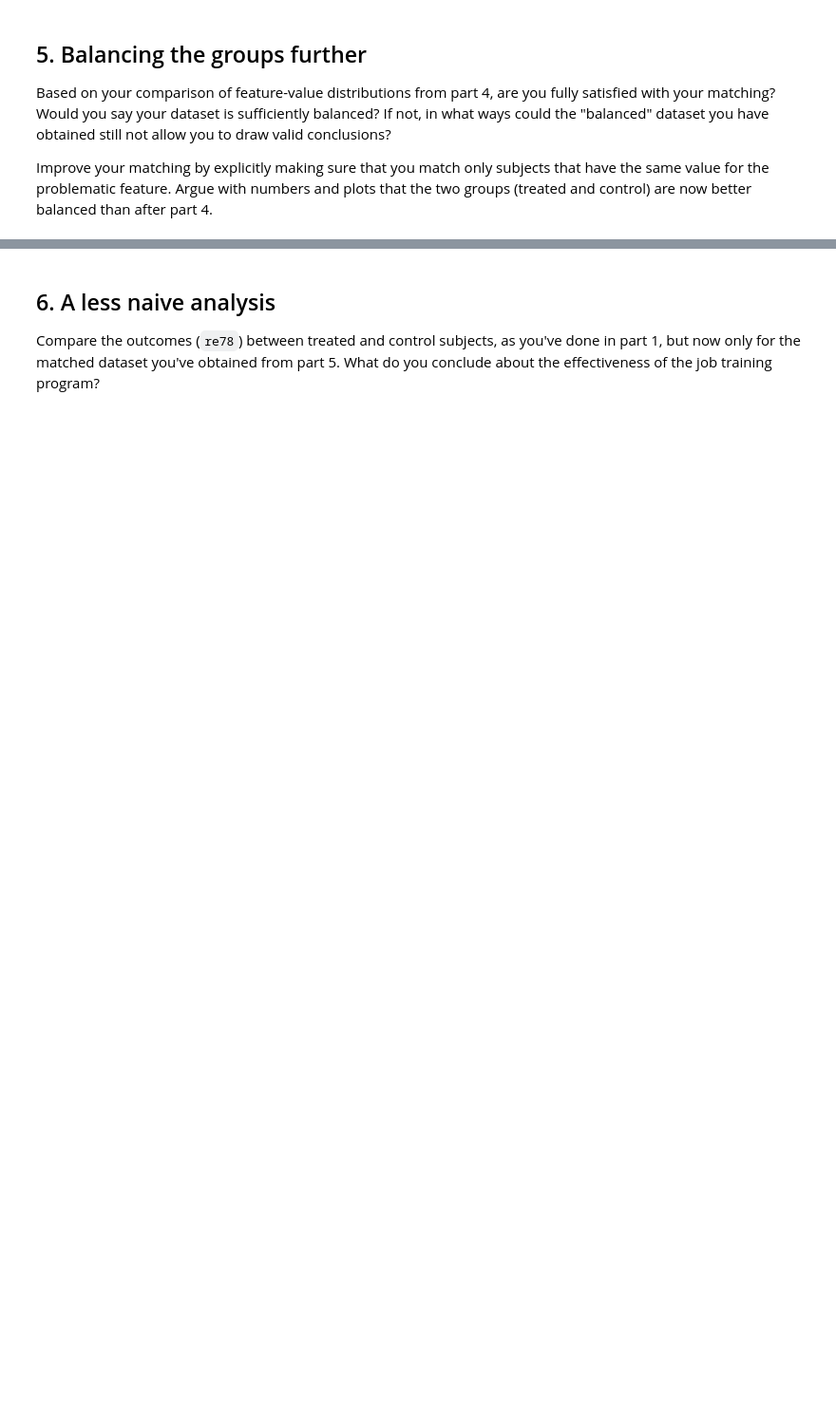
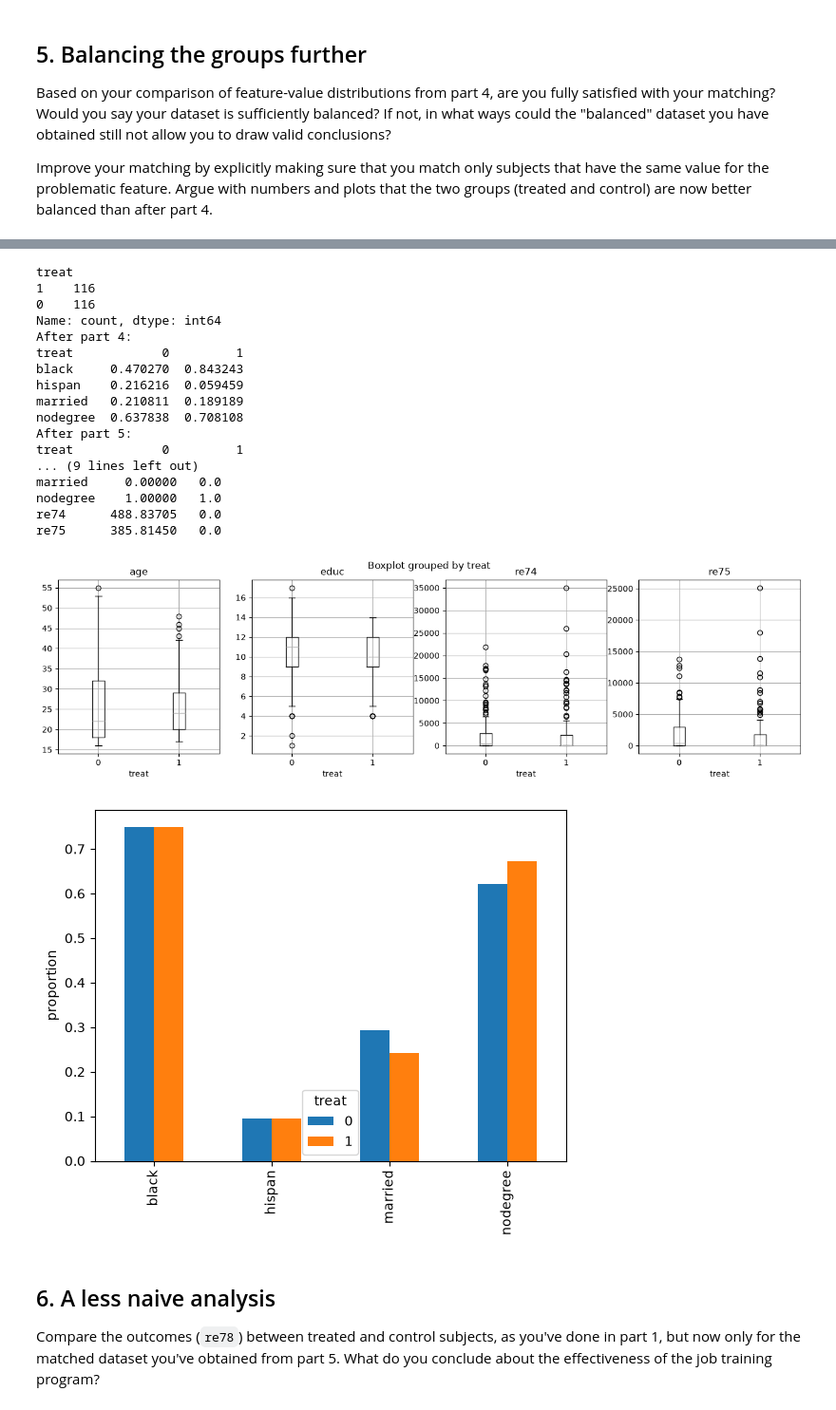
Before and after one commit to haaissa/ada-2026, a Jupyter notebook: Exercises/05 - Causal analysis of observational data/Observational studies exercise.ipynb, the cells around one changed output, grey strips where cells are left out. Shown at 95% size. Cells and saved outputs as stored; diff of their text form; code cells hidden in the pictures; blank space fills up the shorter version.

```diff
--- a/Exercises/05 - Causal analysis of observational data/Observational studies exercise.ipynb
+++ b/Exercises/05 - Causal analysis of observational data/Observational studies exercise.ipynb
@@ -108,0 +223,13 @@ Are you closer to being able to draw valid conclusions now than you were before?
+# %%
+treated_idx, control_idx = [], []
+for a, b in matching:
+    if df.loc[a, "treat"] == 1:
+        treated_idx.append(a); control_idx.append(b)
+    else:
+        treated_idx.append(b); control_idx.append(a)
+
+matched_treated = df.loc[treated_idx]
+matched_control = df.loc[control_idx]
+matched_df = pd.concat([matched_treated, matched_control])
+
+print(len(matched_treated), len(matched_control))   # should be equal
@@ -120,3 +281,63 @@ Argue with numbers and plots that the two groups (treated and control) are now b
+# %%
+feature = "black"
+
+treated = df[df.treat == 1]
+control = df[df.treat == 0]
+
+G2 = nx.Graph()
+G2.add_weighted_edges_from(
+    (i, j, -abs(p_t - p_c))
+    for i, p_t, f_t in zip(treated.index, treated["propensity"], treated[feature])
+    for j, p_c, f_c in zip(control.index, control["propensity"], control[feature])
+    if f_t == f_c
+)
+
+matching2 = nx.max_weight_matching(G2, maxcardinality=True)
+
+t_idx, c_idx = [], []
+for a, b in matching2:
+    if df.loc[a, "treat"] == 1:
+        t_idx.append(a); c_idx.append(b)
+    else:
+        t_idx.append(b); c_idx.append(a)
+
+matched_df2 = pd.concat([df.loc[t_idx], df.loc[c_idx]])
+print(matched_df2["treat"].value_counts())
+
+print("After part 4:")
+print(matched_df.groupby("treat")[binary_features].mean().T)
+print("After part 5:")
+print(matched_df2.groupby("treat")[binary_features].mean().T)
+print(matched_df2.groupby("treat")[features].median().T)
+
+fig, axes = plt.subplots(1, 4, figsize=(16, 4))
+for ax, f in zip(axes, ["age", "educ", "re74", "re75"]):
+    matched_df2.boxplot(column=f, by="treat", ax=ax)
+plt.show()
+
+matched_df2.groupby("treat")[binary_features].mean().T.plot.bar()
+plt.ylabel("proportion")
+plt.show()
+# %% [output]
+treat
+1    116
+0    116
+Name: count, dtype: int64
+After part 4:
+treat            0         1
+black     0.470270  0.843243
+hispan    0.216216  0.059459
+married   0.210811  0.189189
+nodegree  0.637838  0.708108
+After part 5:
+treat            0         1
+... (9 lines left out)
+married     0.00000   0.0
+nodegree    1.00000   1.0
+re74      488.83705   0.0
+re75      385.81450   0.0
+[figure, added]
+[figure, added]
 # %% [markdown]
 ## 6. A less naive analysis
 
```
Also changed, not shown: parts of 18 cells of this notebook.
